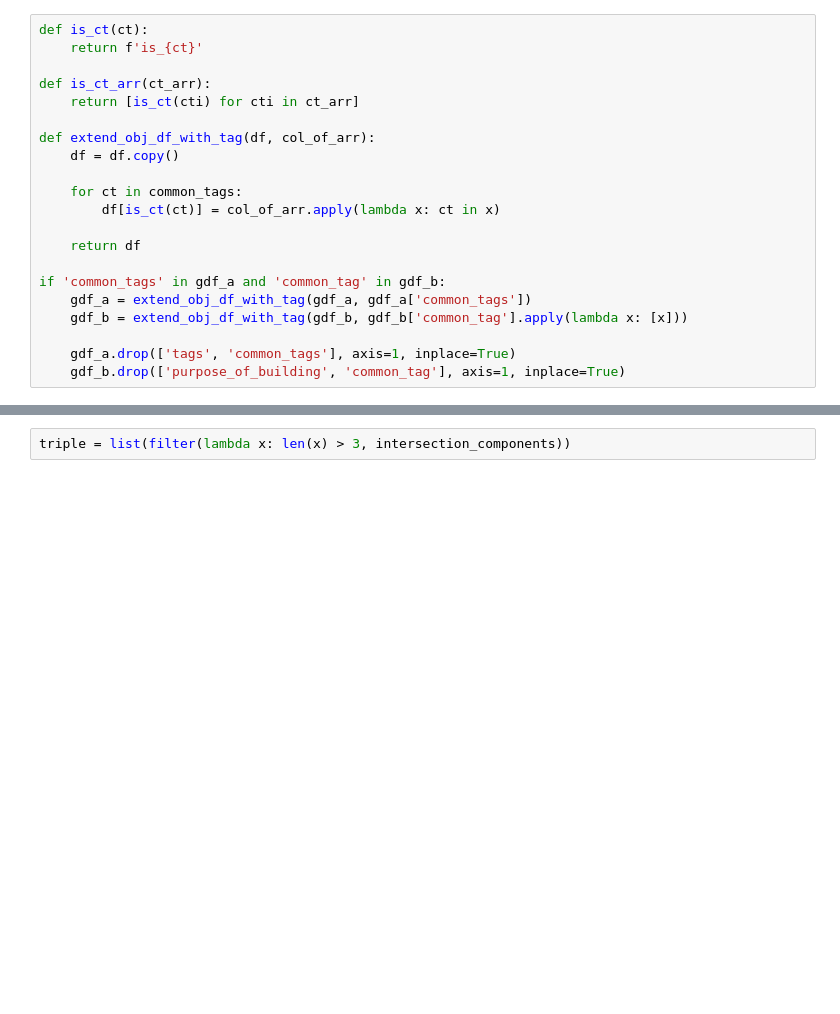
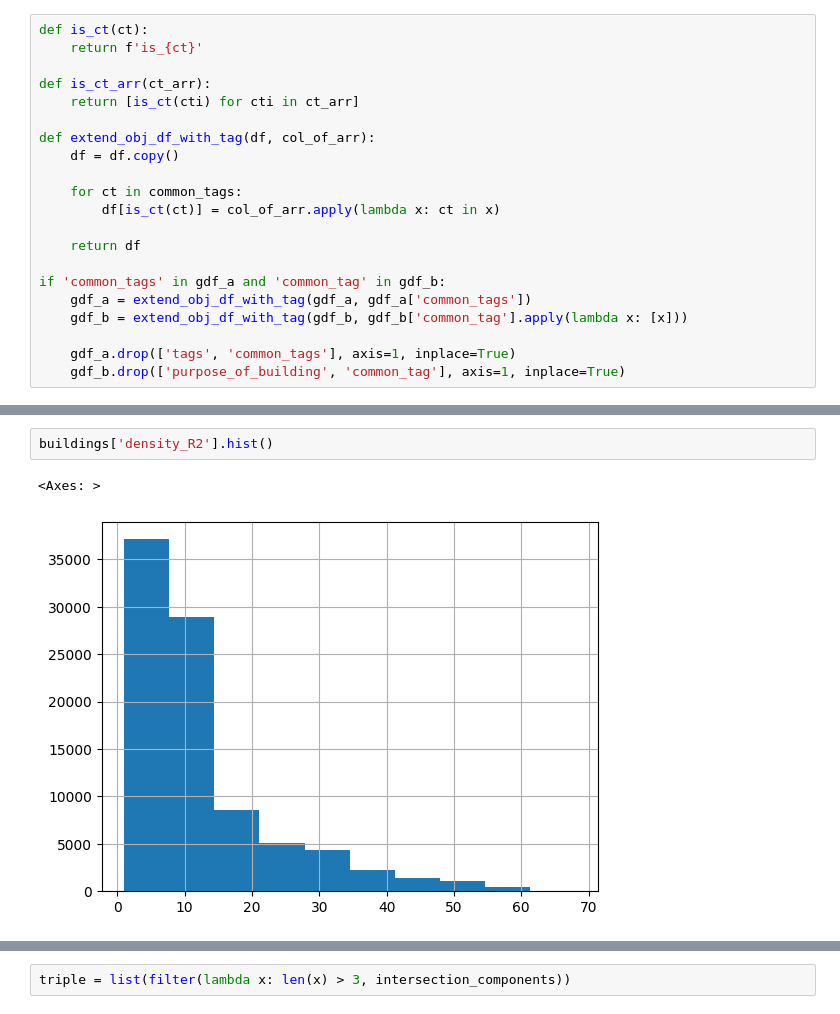
Before and after one commit to ilyakosstin/changellenge_case_MTS, a Jupyter notebook: connect.ipynb, the cells around one changed output, grey strips where cells are left out. Cells and saved outputs as stored; diff of their text form; blank space fills up the shorter version.

```diff
--- a/connect.ipynb
+++ b/connect.ipynb
@@ -447,0 +571,5 @@ buildings[0]
+# %%
+buildings['density_R2'].hist()
+# %% [output]
+<Axes: >
+[figure, added]
```
Also changed, not shown: parts of 47 cells of this notebook, 1 other file.
